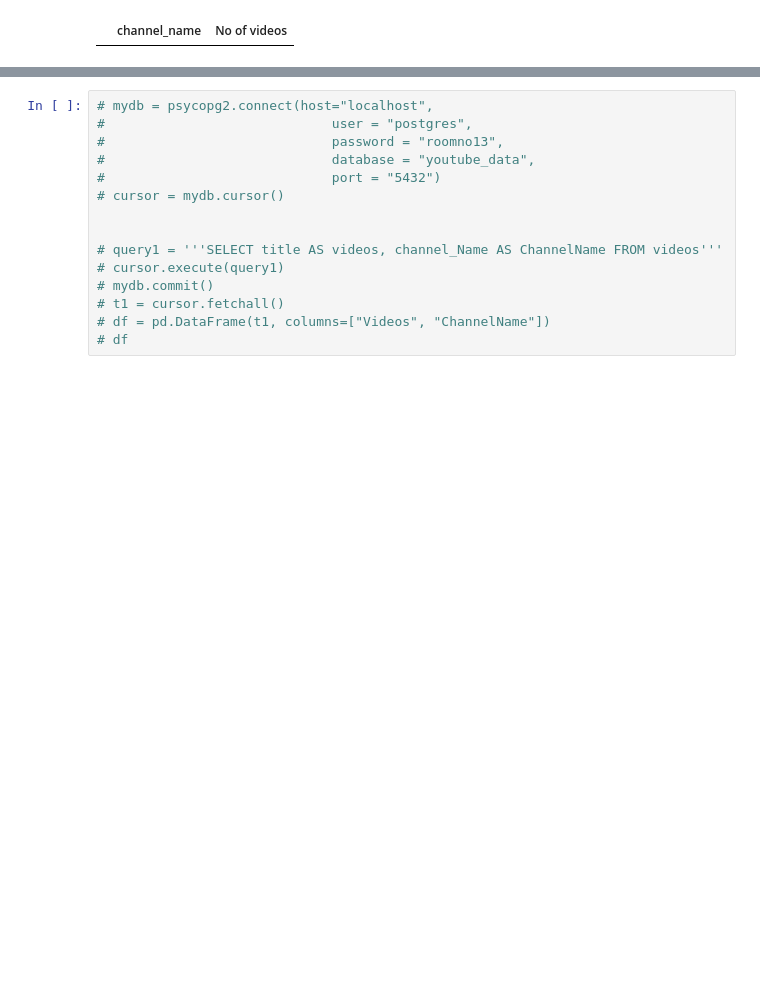
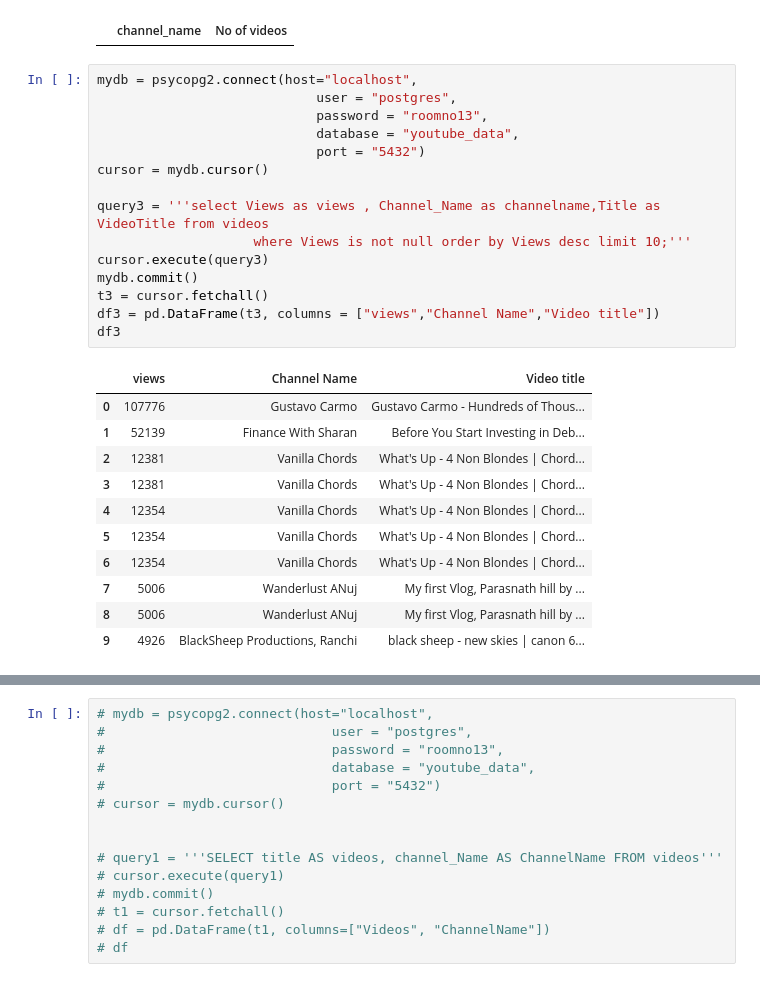
Before and after one commit to virenemmanuel/youtube_data_harvesting-and-warehousing, a Jupyter notebook: youtubeproject/youtubetest.ipynb, the cells around one changed output, grey strips where cells are left out. Drawn from its saved outputs; the diff is of its cells as text; blank space fills up the shorter version.

```diff
--- a/youtubeproject/youtubetest.ipynb
+++ b/youtubeproject/youtubetest.ipynb
@@ -831,3 +839,30 @@ df2 = pd.DataFrame(t2, columns=["channel_name","No of videos"])
 df2
 # %% [output]
 |  | channel_name | No of videos |
+# %%
+mydb = psycopg2.connect(host="localhost",
+                            user = "postgres",
+                            password = "roomno13",
+                            database = "youtube_data",
+                            port = "5432")
+cursor = mydb.cursor()
+
+query3 = '''select Views as views , Channel_Name as channelname,Title as VideoTitle from videos
+                    where Views is not null order by Views desc limit 10;'''
+cursor.execute(query3)
+mydb.commit()
+t3 = cursor.fetchall()
+df3 = pd.DataFrame(t3, columns = ["views","Channel Name","Video title"])
+df3
+# %% [output]
+|  | views | Channel Name | Video title |
+| 0 | 107776 | Gustavo Carmo | Gustavo Carmo - Hundreds of Thous... |
+| 1 | 52139 | Finance With Sharan | Before You Start Investing in Deb... |
+| 2 | 12381 | Vanilla Chords | What's Up - 4 Non Blondes | Chord... |
+| 3 | 12381 | Vanilla Chords | What's Up - 4 Non Blondes | Chord... |
+| 4 | 12354 | Vanilla Chords | What's Up - 4 Non Blondes | Chord... |
+| 5 | 12354 | Vanilla Chords | What's Up - 4 Non Blondes | Chord... |
+| 6 | 12354 | Vanilla Chords | What's Up - 4 Non Blondes | Chord... |
+| 7 | 5006 | Wanderlust ANuj | My first Vlog, Parasnath hill by ... |
+| 8 | 5006 | Wanderlust ANuj | My first Vlog, Parasnath hill by ... |
+| 9 | 4926 | BlackSheep Productions, Ranchi | black sheep - new skies | canon 6... |
```
Also changed, not shown: parts of 14 cells of this notebook, 1 other file.
